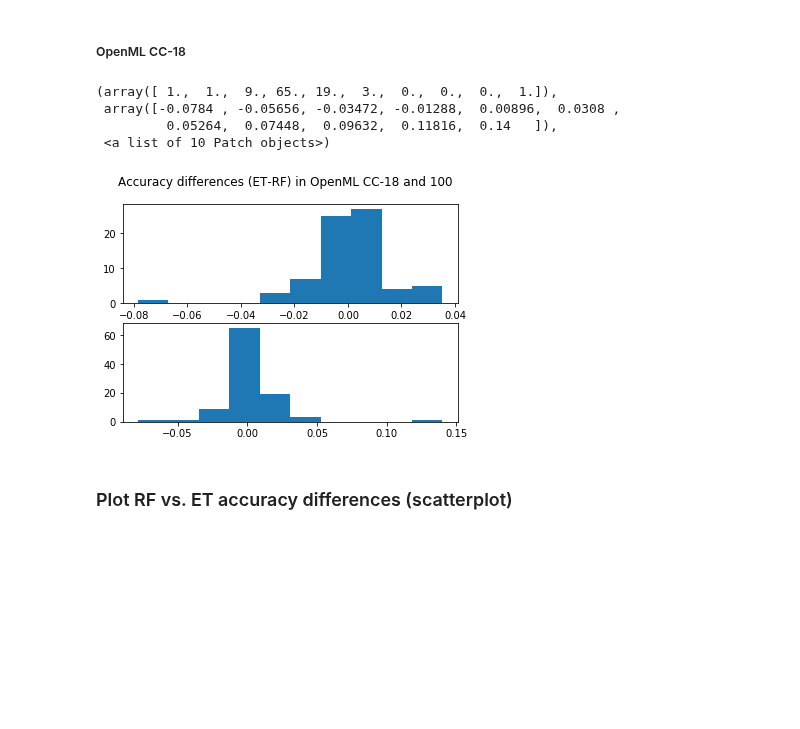
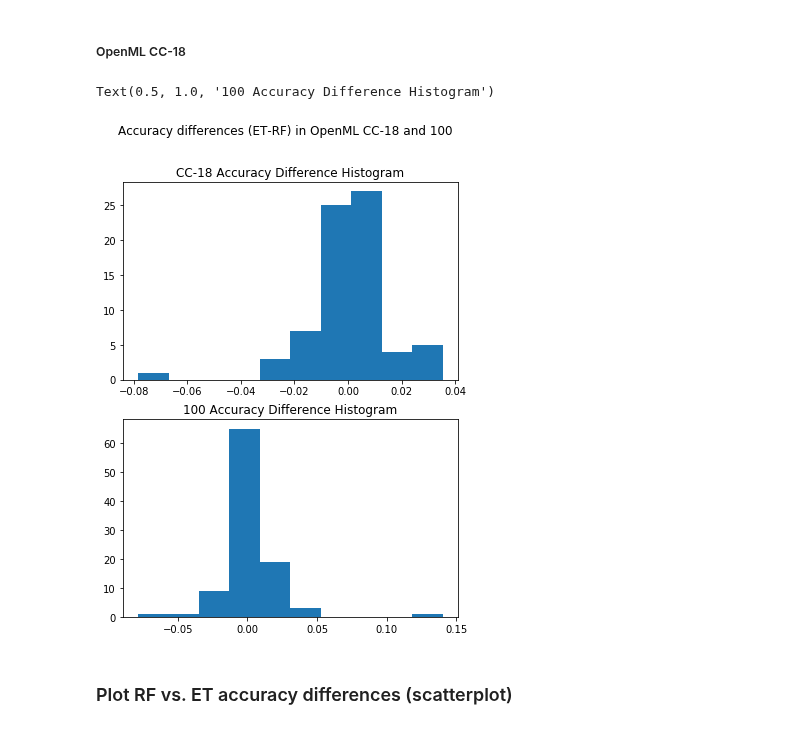
Before and after one commit to NeuroDataDesign/tealeaf, a Jupyter notebook: suyeon/code/RandomForest_ExtraTrees_Compare_Tutorial.ipynb, the cells around one changed output. Cells and saved outputs as stored; diff of their text form; code cells hidden in the pictures; blank space fills up the shorter version.

Commit message:
fix subplots, still need to finisht eh rest

```diff
--- a/suyeon/code/RandomForest_ExtraTrees_Compare_Tutorial.ipynb
+++ b/suyeon/code/RandomForest_ExtraTrees_Compare_Tutorial.ipynb
@@ -222,24 +222,23 @@ print(np.shape(ET_accuracy_100))
 # %%
 acc_diffs_CC18 = []
 
 for i in range(len(ET_accuracy_CC18)):
     acc_diffs_CC18.append(ET_accuracy_CC18[i]-RF_accuracy_CC18[i])
 
 acc_diffs_100 = []
 
 for i in range(len(ET_accuracy_100)):
     acc_diffs_100.append(ET_accuracy_100[i]-RF_accuracy_100[i])
 
-fig, (hist_CC18, hist_100) = plt.subplots(2)
+fig, (hist_CC18, hist_100) = plt.subplots(2, figsize=(6, 8))
 fig.suptitle('Accuracy differences (ET-RF) in OpenML CC-18 and 100')
 hist_CC18.hist(acc_diffs_CC18)
+hist_CC18.set_title('CC-18 Accuracy Difference Histogram')
 hist_100.hist(acc_diffs_100)
+hist_100.set_title('100 Accuracy Difference Histogram')
 # %% [output]
-(array([ 1.,  1.,  9., 65., 19.,  3.,  0.,  0.,  0.,  1.]),
- array([-0.0784 , -0.05656, -0.03472, -0.01288,  0.00896,  0.0308 ,
-         0.05264,  0.07448,  0.09632,  0.11816,  0.14   ]),
- <a list of 10 Patch objects>)
+Text(0.5, 1.0, '100 Accuracy Difference Histogram')
-[figure, old version]
+[figure, new version]
 # %% [markdown]
 ### Plot RF vs. ET accuracy differences (scatterplot)
 # %% [markdown]
```
Also changed, not shown: parts of 23 cells of this notebook.
